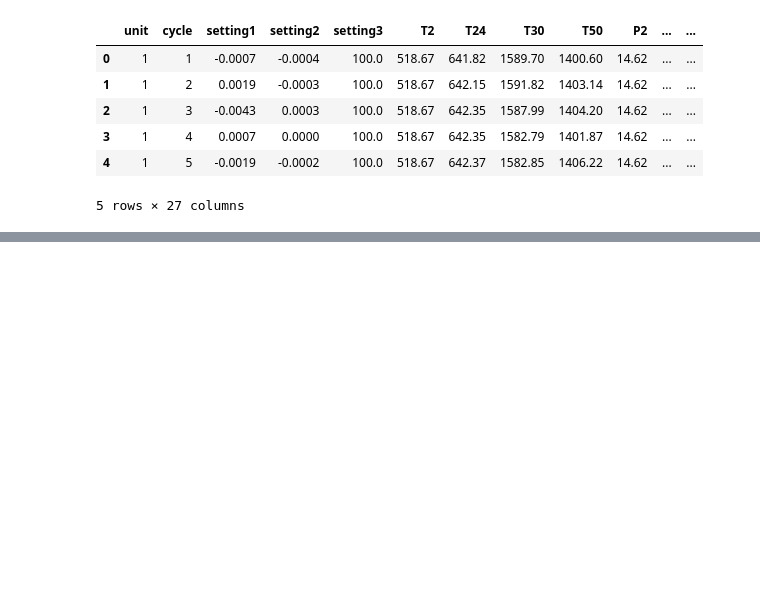
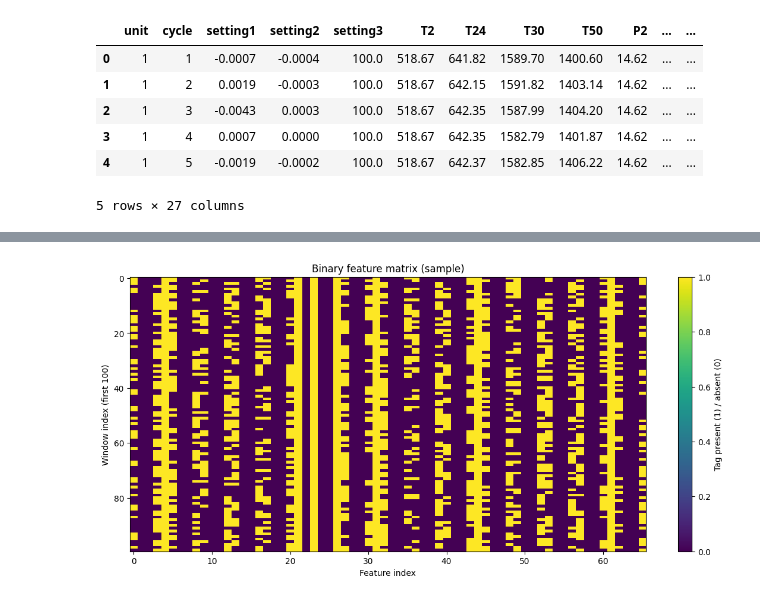
Before and after one commit to Samuel-Chapuis/Naive_Association_mining_on_Turbofan_Degradation, a Jupyter notebook: analysis.ipynb, the cells around one changed output, grey strips where cells are left out. Cells and saved outputs as stored; diff of their text form; code cells hidden in the pictures; blank space fills up the shorter version.

```diff
--- a/analysis.ipynb
+++ b/analysis.ipynb
@@ -83,0 +178,13 @@ df.head()
+# %%
+sample_size = 100     # on n’affiche que les 100 premières fenêtres
+data = transactions_df.drop(columns=['label','unit','window_start']).iloc[:sample_size]
+
+plt.figure(figsize=(14, 6))
+plt.imshow(data.values, aspect='auto', interpolation='nearest')
+plt.colorbar(label='Tag present (1) / absent (0)')
+plt.xlabel("Feature index")
+plt.ylabel("Window index (first 100)")
+plt.title("Binary feature matrix (sample)")
+plt.show()
+# %% [output]
+[figure, added]
```
Also changed, not shown: parts of 7 cells of this notebook.
